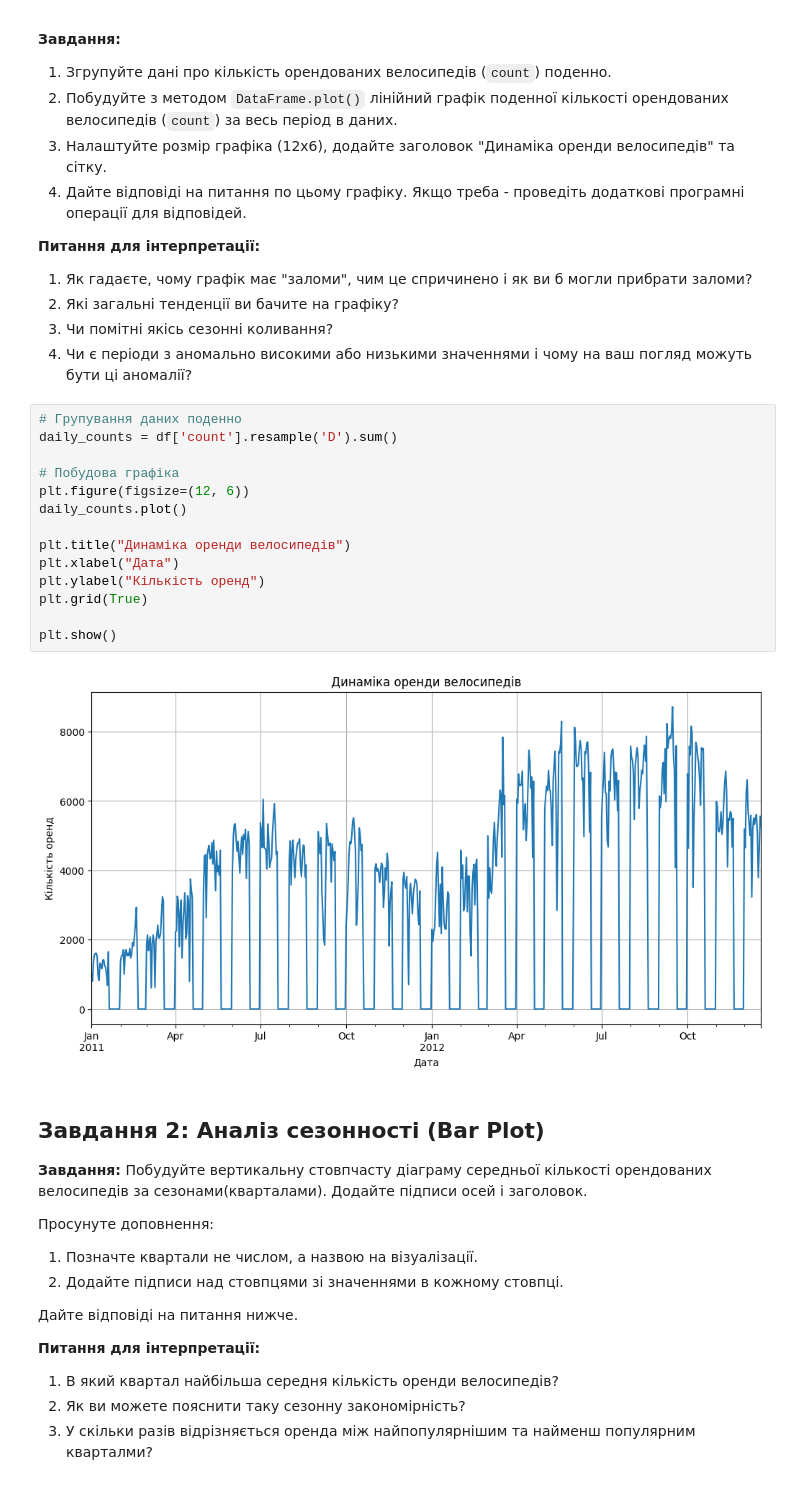
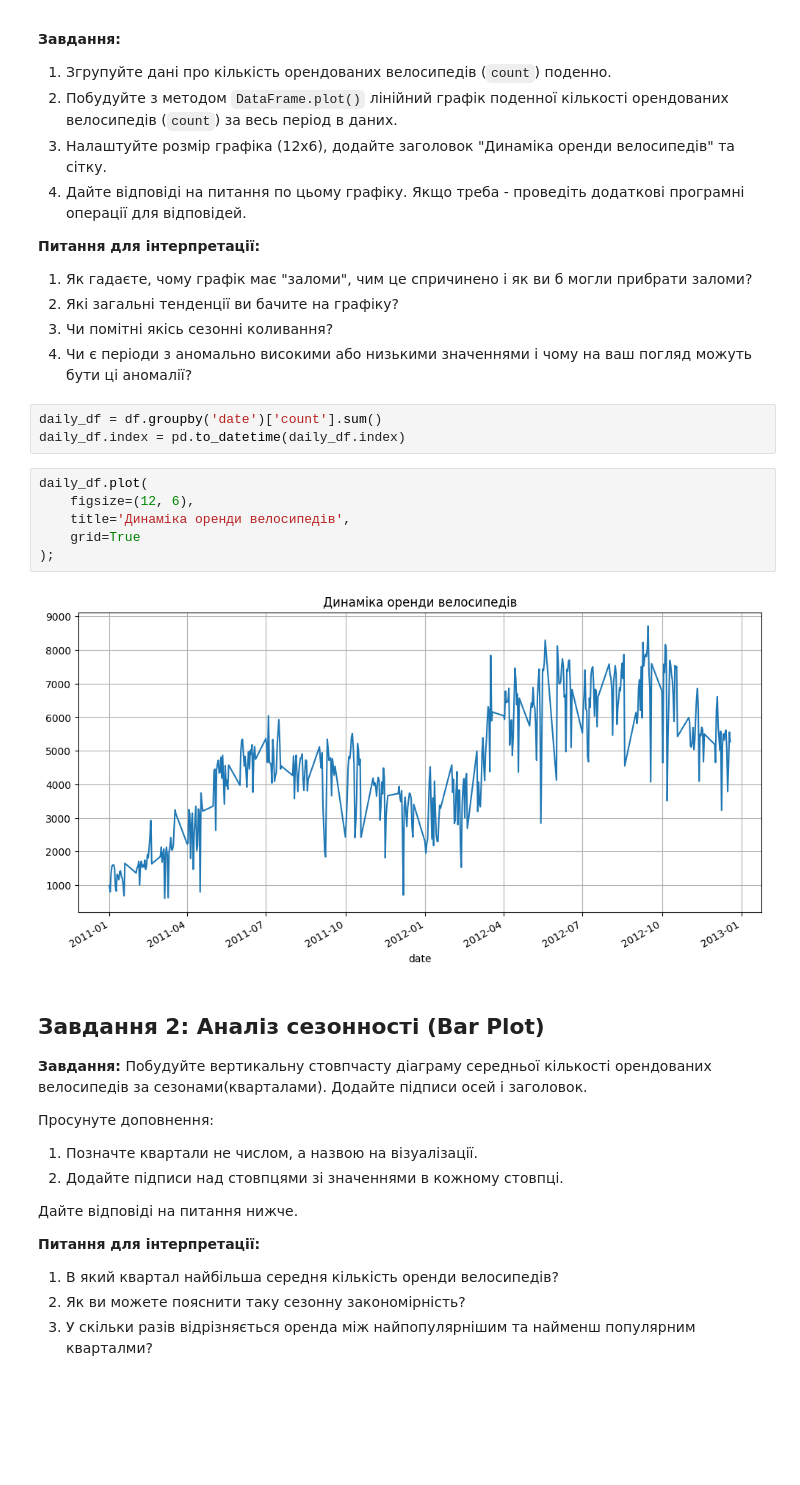
Before and after one commit to jane-rusakova/python_for_hw_tasks, a Jupyter notebook: HW_11_1_Візуалізація_даних_з_Pandas_ipynb.ipynb, the cells around one changed output. Cells and saved outputs as stored; diff of their text form; blank space fills up the shorter version.

```diff
--- a/HW_11_1_Візуалізація_даних_з_Pandas_ipynb.ipynb
+++ b/HW_11_1_Візуалізація_даних_з_Pandas_ipynb.ipynb
@@ -96,22 +102,17 @@ df.shape
 2. Які загальні тенденції ви бачите на графіку?
 3. Чи помітні якісь сезонні коливання?
 4. Чи є періоди з аномально високими або низькими значеннями і чому на ваш погляд можуть бути ці аномалії?
-# %%
-# Групування даних поденно
-daily_counts = df['count'].resample('D').sum()
-
-# Побудова графіка
-plt.figure(figsize=(12, 6))
-daily_counts.plot()
-
-plt.title("Динаміка оренди велосипедів")
-plt.xlabel("Дата")
-plt.ylabel("Кількість оренд")
-plt.grid(True)
-
-plt.show()
-# %% [output]
-[figure, removed]
+# %%
+daily_df = df.groupby('date')['count'].sum()
+daily_df.index = pd.to_datetime(daily_df.index)
+# %%
+daily_df.plot(
+    figsize=(12, 6),
+    title='Динаміка оренди велосипедів',
+    grid=True
+);
+# %% [output]
+[figure, added]
 # %% [markdown]
 
 ## Завдання 2: Аналіз сезонності (Bar Plot)
```
Also changed, not shown: parts of 4 cells of this notebook.
